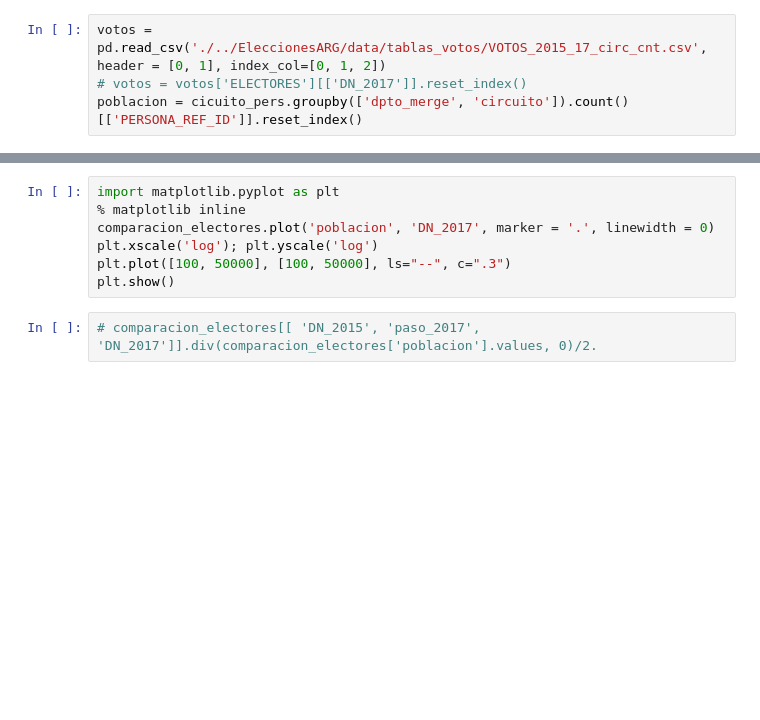
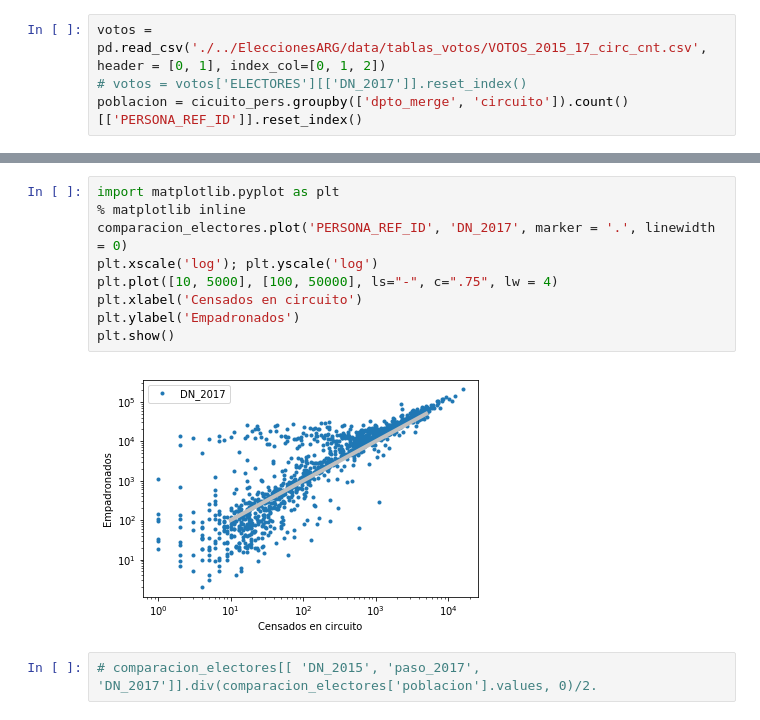
Before and after one commit to matuteiglesias/Atlas_Electoral, a Jupyter notebook: 02 - Create synthetic circuito population - Few columns fix electores sum.ipynb, the cells around one changed output, grey strips where cells are left out. Cells and saved outputs as stored; diff of their text form; blank space fills up the shorter version.

```diff
--- a/02 - Create synthetic circuito population - Few columns fix electores sum.ipynb
+++ b/02 - Create synthetic circuito population - Few columns fix electores sum.ipynb
@@ -172,9 +180,13 @@ comparacion_electores.sum()
 # %%
 import matplotlib.pyplot as plt
 % matplotlib inline
-comparacion_electores.plot('poblacion', 'DN_2017', marker = '.', linewidth = 0)
+comparacion_electores.plot('PERSONA_REF_ID', 'DN_2017', marker = '.', linewidth = 0)
 plt.xscale('log'); plt.yscale('log')
-plt.plot([100, 50000], [100, 50000], ls="--", c=".3")
+plt.plot([10, 5000], [100, 50000], ls="-", c=".75", lw = 4)
+plt.xlabel('Censados en circuito')
+plt.ylabel('Empadronados')
 plt.show()
+# %% [output]
+[figure, added]
 # %%
 # comparacion_electores[[ 'DN_2015', 'paso_2017', 'DN_2017']].div(comparacion_electores['poblacion'].values, 0)/2.
```
Also changed, not shown: parts of 7 cells of this notebook, 5 other files.
